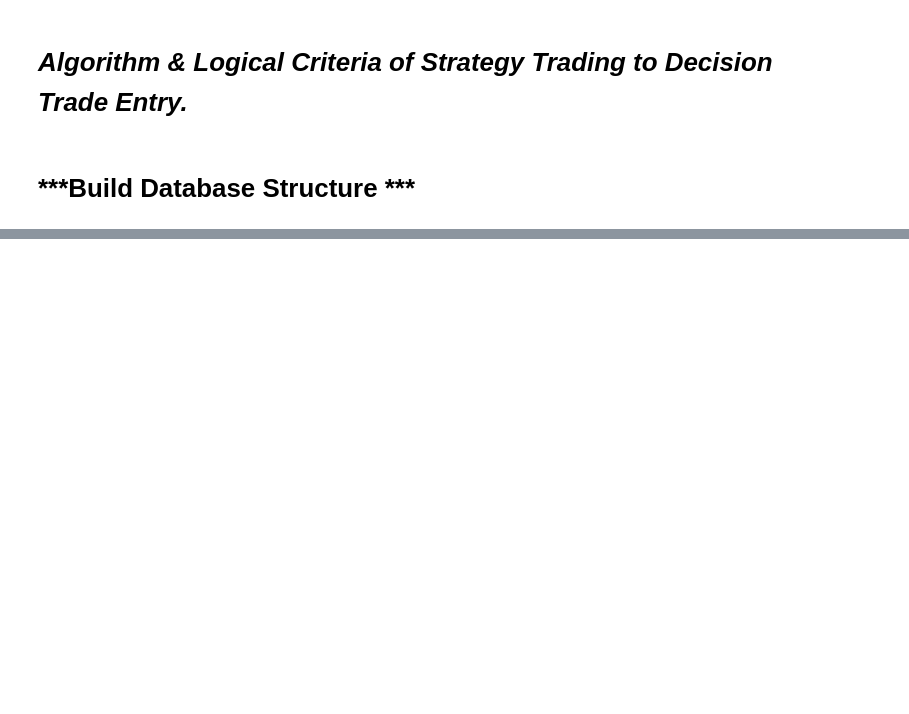
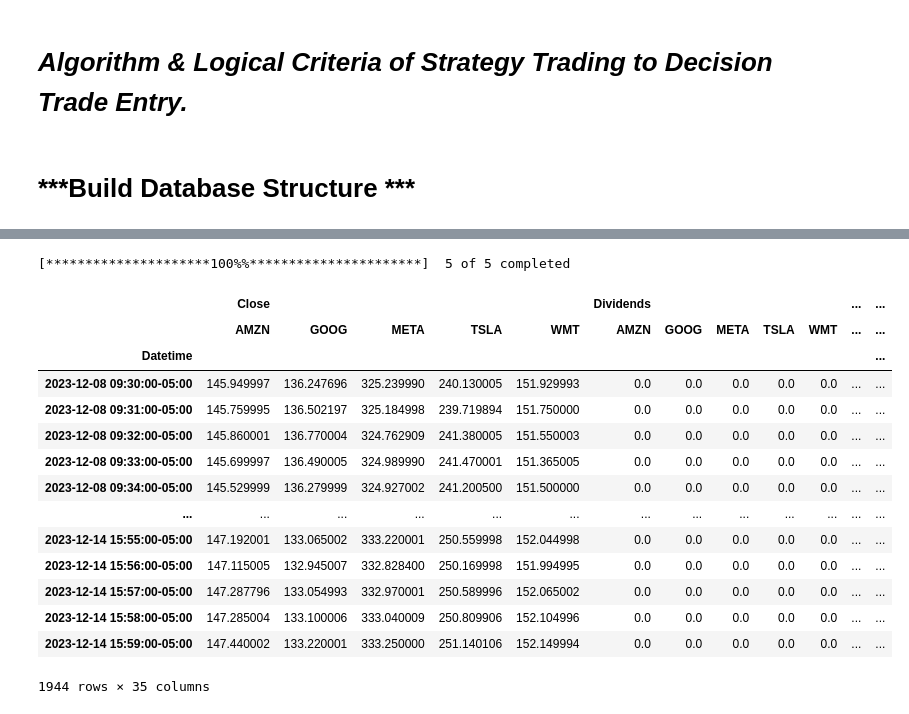
Before and after one commit to ProAek11/SzokyraceSys-AI-Statistics-AGTS., a Jupyter notebook: Frendersis_AI_Project_Strategy_Trading_Algorithm.ipynb, the cells around one changed output, grey strips where cells are left out. Drawn from its saved outputs; the diff is of its cells as text; code cells hidden in the pictures; blank space fills up the shorter version.

```diff
--- a/Frendersis_AI_Project_Strategy_Trading_Algorithm.ipynb
+++ b/Frendersis_AI_Project_Strategy_Trading_Algorithm.ipynb
@@ -408,0 +440,12 @@ class
+# %%
+# IMPORT THE LIBRARY
+import yfinance as yf
+from datetime import datetime
+
+# CREATE TICKER INSTANCE FOR AMAZON
+amzn = yf.Ticker("AMZN")
+
+# GET TODAYS DATE AND CONVERT IT TO A STRING WITH YYYY-MM-DD FORMAT (YFINANCE EXPECTS THAT FORMAT)
+end_date = datetime.now().strftime('%Y-%m-%d')
+amzn_hist = amzn.history(start='2022-01-01',end=end_date)
+print(amzn_hist)
@@ -408,0 +474,22 @@ class
+# %%
+companies = ['AMZN','GOOG','WMT','TSLA','META']
+tickers = yf.Tickers(companies)
+tickers_hist = tickers.history(period='max',end=end_date,interval='1m',)
+tickers_hist
+# %% [output]
+[*********************100%%**********************]  5 of 5 completed
+|  | Close |  |  |  |  | Dividends |  |  |  |  | ... | ... |
+|  | AMZN | GOOG | META | TSLA | WMT | AMZN | GOOG | META | TSLA | WMT | ... | ... |
+| Datetime |  |  |  |  |  |  |  |  |  |  |  | ... |
+| 2023-12-08 09:30:00-05:00 | 145.949997 | 136.247696 | 325.239990 | 240.130005 | 151.929993 | 0.0 | 0.0 | 0.0 | 0.0 | 0.0 | ... | ... |
+| 2023-12-08 09:31:00-05:00 | 145.759995 | 136.502197 | 325.184998 | 239.719894 | 151.750000 | 0.0 | 0.0 | 0.0 | 0.0 | 0.0 | ... | ... |
+| 2023-12-08 09:32:00-05:00 | 145.860001 | 136.770004 | 324.762909 | 241.380005 | 151.550003 | 0.0 | 0.0 | 0.0 | 0.0 | 0.0 | ... | ... |
+| 2023-12-08 09:33:00-05:00 | 145.699997 | 136.490005 | 324.989990 | 241.470001 | 151.365005 | 0.0 | 0.0 | 0.0 | 0.0 | 0.0 | ... | ... |
+| 2023-12-08 09:34:00-05:00 | 145.529999 | 136.279999 | 324.927002 | 241.200500 | 151.500000 | 0.0 | 0.0 | 0.0 | 0.0 | 0.0 | ... | ... |
+| ... | ... | ... | ... | ... | ... | ... | ... | ... | ... | ... | ... | ... |
+| 2023-12-14 15:55:00-05:00 | 147.192001 | 133.065002 | 333.220001 | 250.559998 | 152.044998 | 0.0 | 0.0 | 0.0 | 0.0 | 0.0 | ... | ... |
+| 2023-12-14 15:56:00-05:00 | 147.115005 | 132.945007 | 332.828400 | 250.169998 | 151.994995 | 0.0 | 0.0 | 0.0 | 0.0 | 0.0 | ... | ... |
+| 2023-12-14 15:57:00-05:00 | 147.287796 | 133.054993 | 332.970001 | 250.589996 | 152.065002 | 0.0 | 0.0 | 0.0 | 0.0 | 0.0 | ... | ... |
+| 2023-12-14 15:58:00-05:00 | 147.285004 | 133.100006 | 333.040009 | 250.809906 | 152.104996 | 0.0 | 0.0 | 0.0 | 0.0 | 0.0 | ... | ... |
+| 2023-12-14 15:59:00-05:00 | 147.440002 | 133.220001 | 333.250000 | 251.140106 | 152.149994 | 0.0 | 0.0 | 0.0 | 0.0 | 0.0 | ... | ... |
+1944 rows × 35 columns
```
Also changed, not shown: parts of 18 cells of this notebook.
